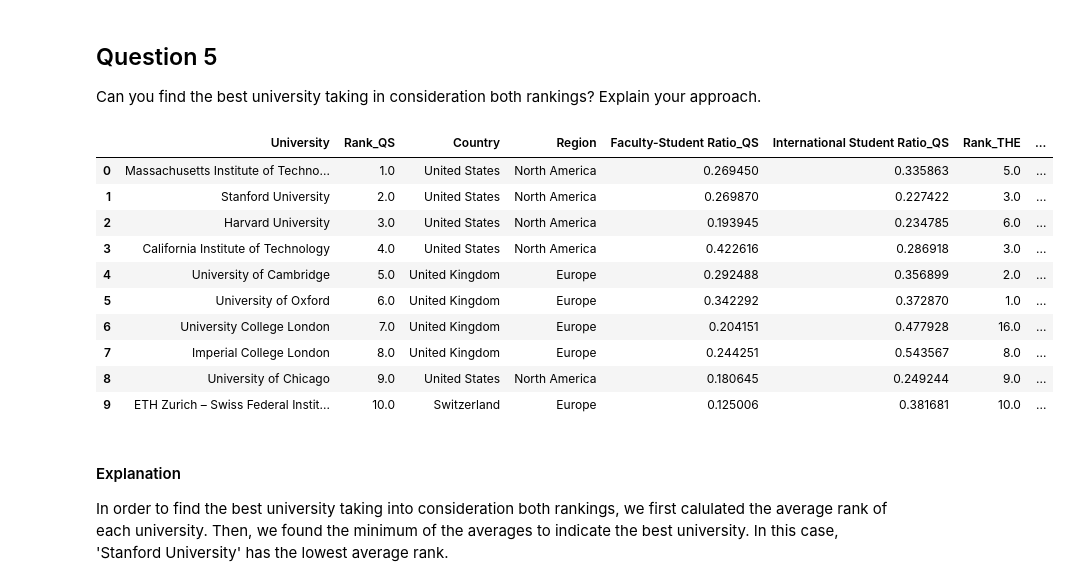
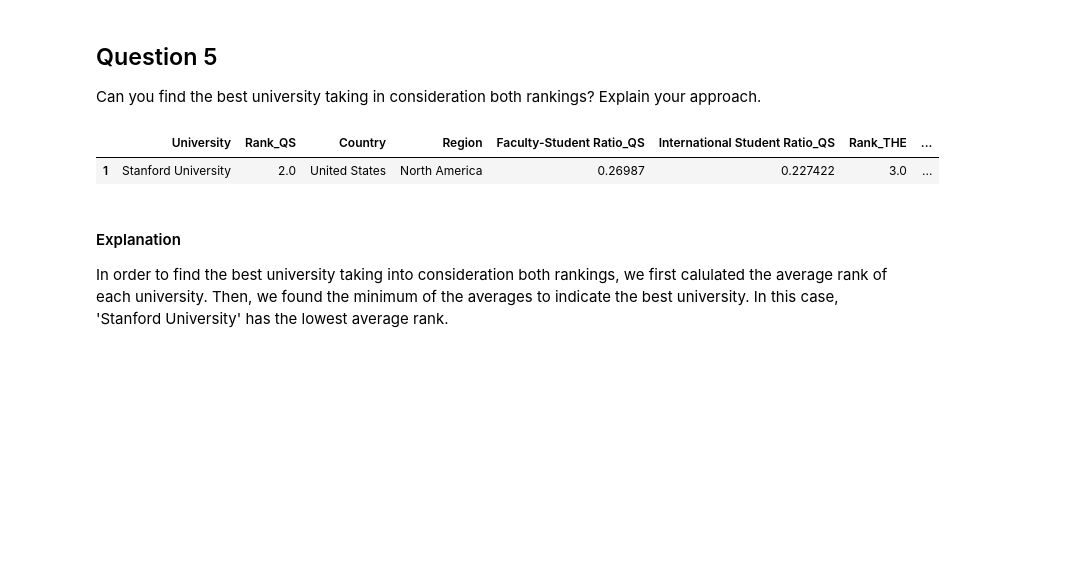
Before and after one commit to GauravPasari/ADA_Group_Tota_Pasari_Prelot, a Jupyter notebook: Homework2.ipynb, the cells around one changed output. Saved outputs shown, nothing was run; the diff lists cells and outputs as text; code cells hidden in the pictures; blank space fills up the shorter version.

```diff
--- a/Homework2.ipynb
+++ b/Homework2.ipynb
@@ -812,27 +812,18 @@ Together this data indicates that the rank and the faculty-student ratio are mod
 Can you find the best university taking in consideration both rankings? Explain your approach.
 # %%
 # # Calculate the average rank from both datasets for each university
-# merged_df['Average Rank'] = (merged_df['Rank_QS'] + merged_df['Rank_THE'])/2.0
+merged_df['Average Rank'] = (merged_df['Rank_QS'] + merged_df['Rank_THE'])/2.0
 
 # # Find the minimum average rank to indicate best university
-# merged_df.loc[[merged_df['Average Rank'].argmin()]]
+merged_df.loc[[merged_df['Average Rank'].argmin()]]
 
-merged_df['Average Rank'] = merged_df[['Rank_QS', 'Rank_THE']].mean(axis=1)
-merged_df['Average Faculty-Student Ratio'] = merged_df[['Faculty-Student Ratio_QS', 'Faculty-Student Ratio_THE']].mean(axis=1)
-merged_df['Average International Student Ratio'] = merged_df[['International Student Ratio_QS', 'International Student Ratio_THE']].mean(axis=1)
-merged_df.head(n=10)
+# merged_df['Average Rank'] = merged_df[['Rank_QS', 'Rank_THE']].mean(axis=1)
+# merged_df['Average Faculty-Student Ratio'] = merged_df[['Faculty-Student Ratio_QS', 'Faculty-Student Ratio_THE']].mean(axis=1)
+# merged_df['Average International Student Ratio'] = merged_df[['International Student Ratio_QS', 'International Student Ratio_THE']].mean(axis=1)
+# merged_df.head(n=10)
 # %% [output]
 |  | University | Rank_QS | Country | Region | Faculty-Student Ratio_QS | International Student Ratio_QS | Rank_THE | ... |
-| 0 | Massachusetts Institute of Techno... | 1.0 | United States | North America | 0.269450 | 0.335863 | 5.0 | ... |
-| 1 | Stanford University | 2.0 | United States | North America | 0.269870 | 0.227422 | 3.0 | ... |
-| 2 | Harvard University | 3.0 | United States | North America | 0.193945 | 0.234785 | 6.0 | ... |
-| 3 | California Institute of Technology | 4.0 | United States | North America | 0.422616 | 0.286918 | 3.0 | ... |
-| 4 | University of Cambridge | 5.0 | United Kingdom | Europe | 0.292488 | 0.356899 | 2.0 | ... |
-| 5 | University of Oxford | 6.0 | United Kingdom | Europe | 0.342292 | 0.372870 | 1.0 | ... |
-| 6 | University College London | 7.0 | United Kingdom | Europe | 0.204151 | 0.477928 | 16.0 | ... |
-| 7 | Imperial College London | 8.0 | United Kingdom | Europe | 0.244251 | 0.543567 | 8.0 | ... |
-| 8 | University of Chicago | 9.0 | United States | North America | 0.180645 | 0.249244 | 9.0 | ... |
-| 9 | ETH Zurich – Swiss Federal Instit... | 10.0 | Switzerland | Europe | 0.125006 | 0.381681 | 10.0 | ... |
+| 1 | Stanford University | 2.0 | United States | North America | 0.26987 | 0.227422 | 3.0 | ... |
 # %% [markdown]
 #### Explanation
 In order to find the best university taking into consideration both rankings, we first calulated the average rank of each university. Then, we found the minimum of the averages to indicate the best university. In this case, 'Stanford University' has the lowest average rank.
```
